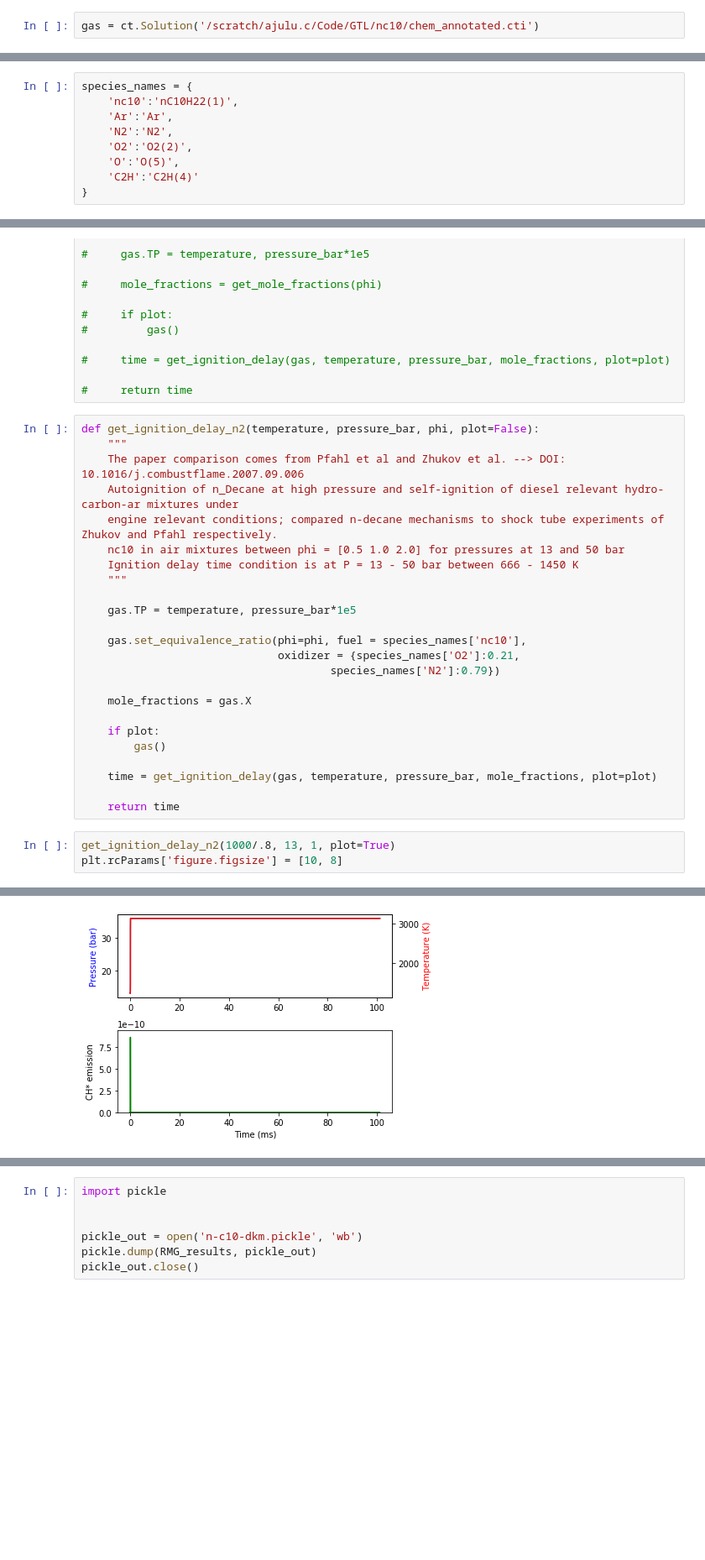
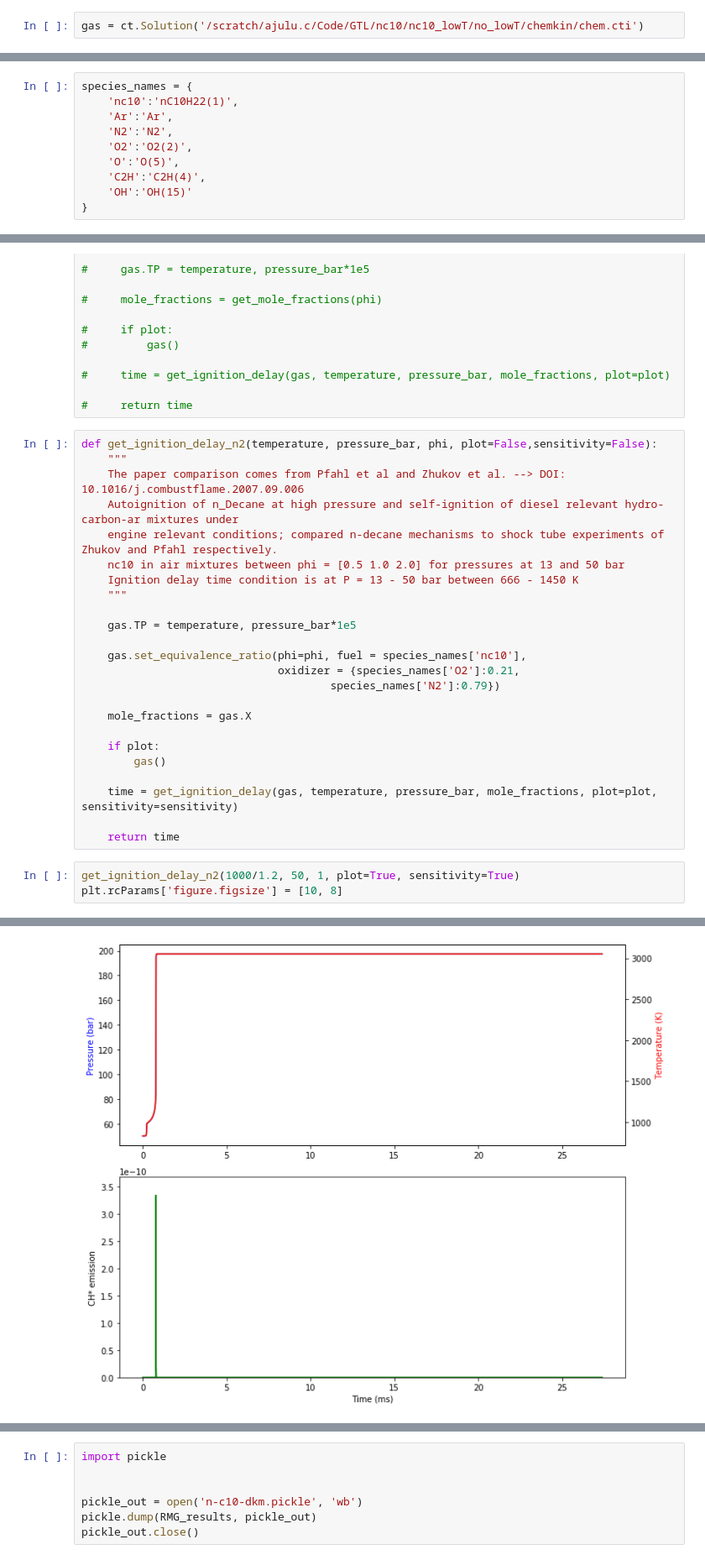
Before and after one commit to ajuluc/GTL, a Jupyter notebook: nc10/RMG_ignition_delay_nc10_no_lowT.ipynb, the cells around one changed output, grey strips where cells are left out. Shown: that part at 84% size. Drawn from its saved outputs; the diff is of its cells as text; blank space fills up the shorter version.

Commit message:
Changes in the chem_annotated.inp file for nc10 with the low T pathways as well as the jupyter notebooks to compute ignition delay

```diff
--- a/nc10/RMG_ignition_delay_nc10_no_lowT.ipynb
+++ b/nc10/RMG_ignition_delay_nc10_no_lowT.ipynb
@@ -26,6 +26,6 @@ ct.__version__
 #     '--output=/scratch/ajulu.c/Code/GTL/nc10/nc10_lowT/chemkin/chem.cti',
 #     '--permissive'])
 # %%
-gas = ct.Solution('/scratch/ajulu.c/Code/GTL/nc10/chem_annotated.cti')
+gas = ct.Solution('/scratch/ajulu.c/Code/GTL/nc10/nc10_lowT/no_lowT/chemkin/chem.cti')
 # %% [output]
 **** WARNING ****
@@ -69,7 +69,8 @@ species_names = {
     'N2':'N2',
     'O2':'O2(2)',
     'O':'O(5)',
-    'C2H':'C2H(4)'
+    'C2H':'C2H(4)',
+    'OH':'OH(15)'
 }
 # %%
 for s in species_names.values():
@@ -219,7 +274,7 @@ def get_ignition_delay(gas, temperature, pressure_bar, mole_fractions, plot=Fals
 
 #     return time
 # %%
-def get_ignition_delay_n2(temperature, pressure_bar, phi, plot=False):
+def get_ignition_delay_n2(temperature, pressure_bar, phi, plot=False,sensitivity=False):
     """
     The paper comparison comes from Pfahl et al and Zhukov et al. --> DOI: 10.1016/j.combustflame.2007.09.006
     Autoignition of n_Decane at high pressure and self-ignition of diesel relevant hydro-carbon-ar mixtures under
@@ -239,11 +294,11 @@ def get_ignition_delay_n2(temperature, pressure_bar, phi, plot=False):
     if plot:
         gas()
 
-    time = get_ignition_delay(gas, temperature, pressure_bar, mole_fractions, plot=plot)
+    time = get_ignition_delay(gas, temperature, pressure_bar, mole_fractions, plot=plot, sensitivity=sensitivity)
 
     return time
 # %%
-get_ignition_delay_n2(1000/.8, 13, 1, plot=True)
+get_ignition_delay_n2(1000/1.2, 50, 1, plot=True, sensitivity=True)
 plt.rcParams['figure.figsize'] = [10, 8]
 # %% [output]
   gas:
@@ -266 +321 @@ Reached end time 101.11 ms in 4686 steps
-[figure, old version]
+[figure, new version]
```
Also changed, not shown: parts of 11 cells of this notebook, 3 other files.
